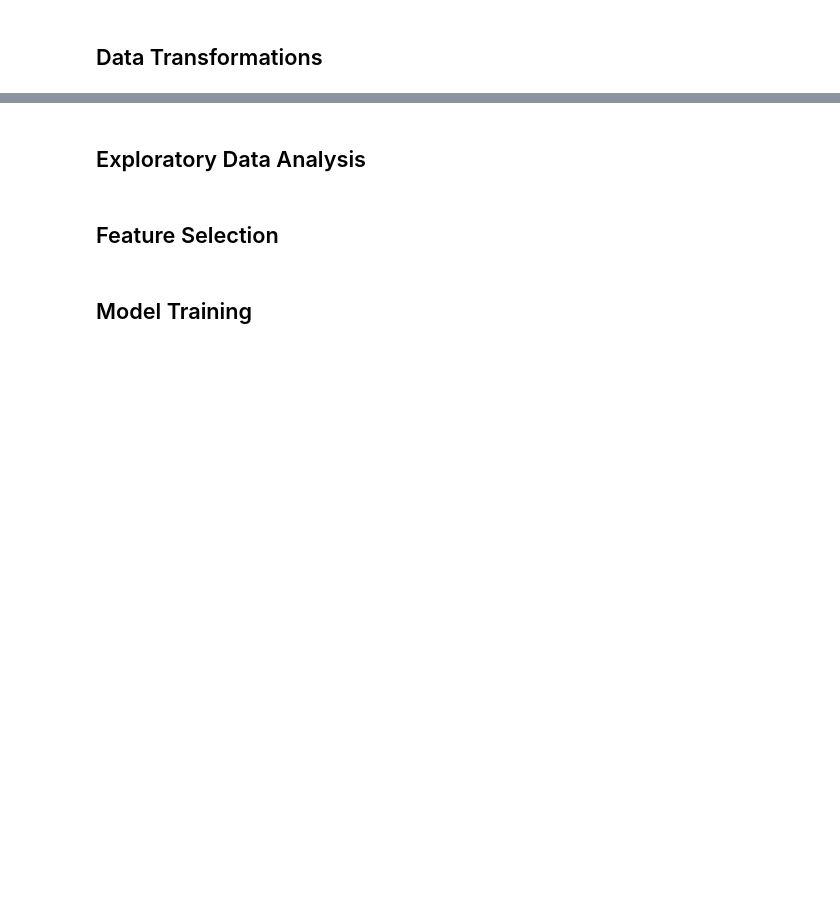
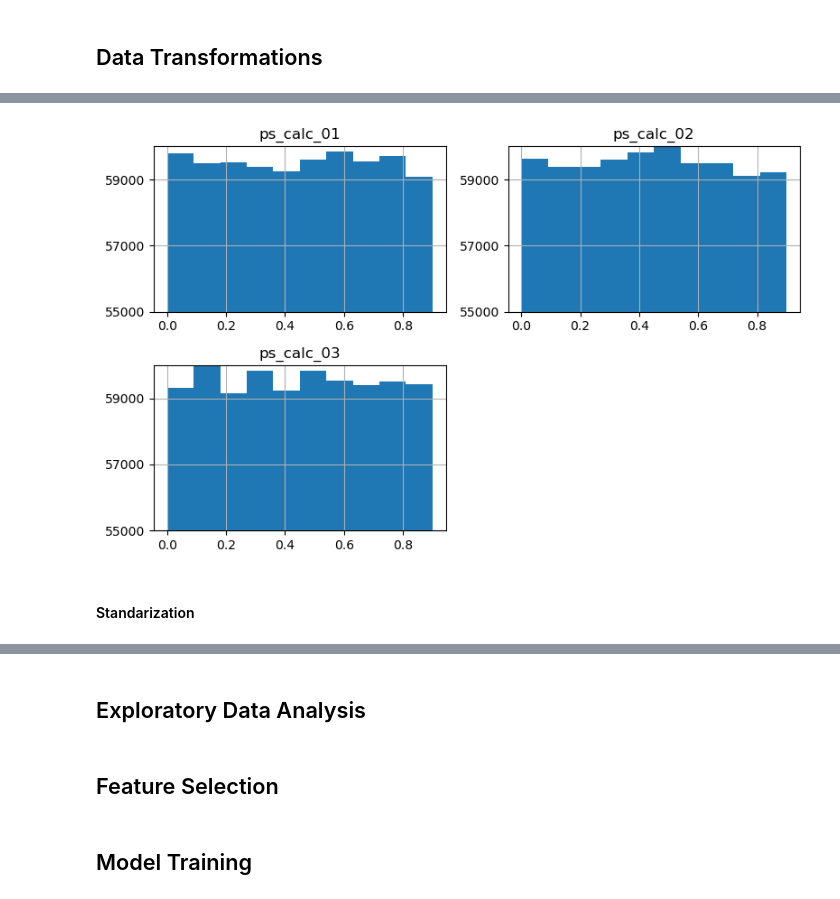
Before and after one commit to michalgicala/porto-seguro-safe-driver-prediction, a Jupyter notebook: porto-seguro-safe-driver-prediction.ipynb, the cells around one changed output, grey strips where cells are left out. Cells and saved outputs as stored; diff of their text form; code cells hidden in the pictures; blank space fills up the shorter version.

Commit message:
EDA, standarization start

```diff
--- a/porto-seguro-safe-driver-prediction.ipynb
+++ b/porto-seguro-safe-driver-prediction.ipynb
@@ -190,0 +262,25 @@ num_col_names = cont_col_names
+# %%
+# closer look at 'ps_calc_01', 'ps_calc_02', 'ps_calc_03'
+ps_calc_cols = ["ps_calc_01", "ps_calc_02", "ps_calc_03"]
+
+# setting min, max, interval for y-axis
+start = 55000
+end = 60000
+interval = 2000
+
+axes = train_df[ps_calc_cols].hist(figsize=(8,5))
+
+for ax in axes.flatten():
+
+    # get max and min for y-axis
+    ax.set_ylim(start, end)
+
+    # set y-axis ticks
+    ax.set_yticks(range(int(start), int(end), interval))
+
+plt.tight_layout()
+plt.show()
+# %% [output]
+[figure, added]
+# %% [markdown]
+#### Standarization
```
Also changed, not shown: parts of 25 cells of this notebook.
